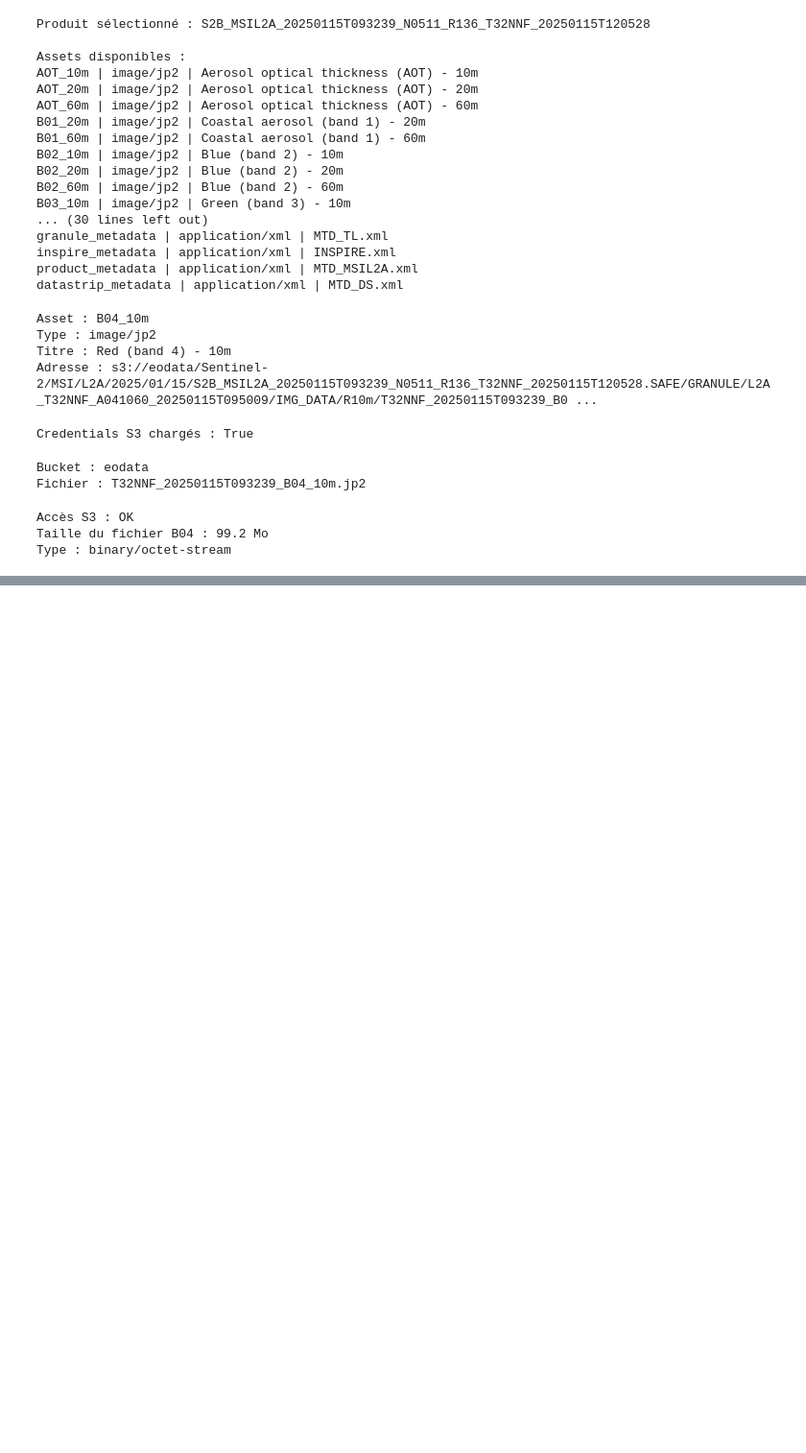
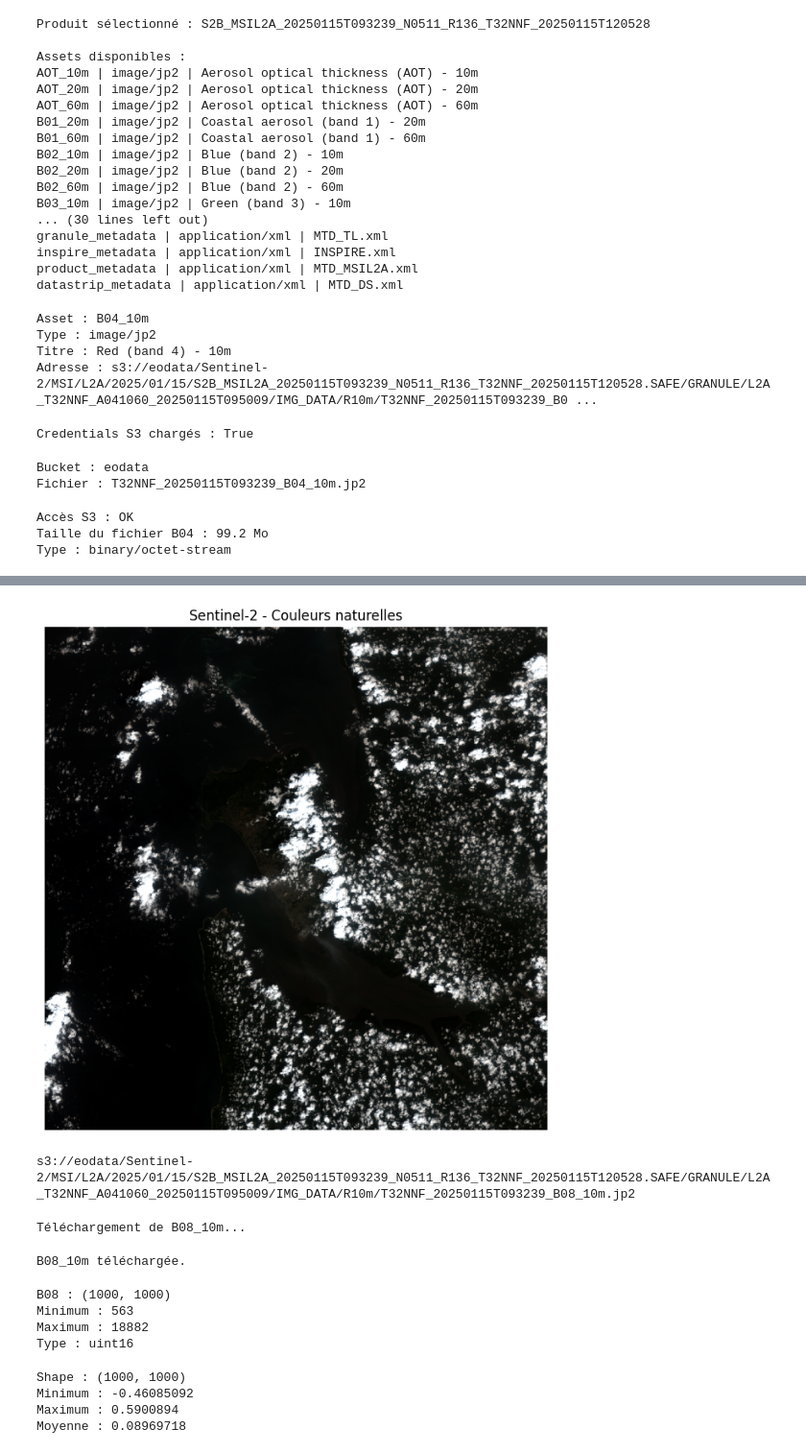
Before and after one commit to axelnyandwi/gabon-geoai-lab, a Jupyter notebook: notebooks/01_sentinel2_discovery.ipynb, the cells around one changed output, grey strips where cells are left out. Shown at 96% size. Saved outputs shown, nothing was run; the diff lists cells and outputs as text; code cells hidden in the pictures; blank space fills up the shorter version.

```diff
--- a/notebooks/01_sentinel2_discovery.ipynb
+++ b/notebooks/01_sentinel2_discovery.ipynb
@@ -337,0 +505,13 @@ Type : binary/octet-stream
+# %%
+def stretch_band(band):
+    p2, p98 = np.percentile(band, (2, 98))
+
+    stretched = (band - p2) / (p98 - p2)
+
+    return np.clip(stretched, 0, 1)
+# %%
+r = stretch_band(b04_preview)
+g = stretch_band(b03_preview)
+b = stretch_band(b02_preview)
+
+rgb_stretched = np.dstack((r, g, b))
@@ -337,0 +526,35 @@ Type : binary/octet-stream
+# %%
+plt.figure(figsize=(8, 8))
+plt.imshow(rgb_stretched)
+plt.title("Sentinel-2 - Couleurs naturelles")
+plt.axis("off")
+plt.show()
+# %% [output]
+[figure, added]
+# %%
+b08_asset = best_item["assets"].get("B08_10m")
+
+print(b08_asset["href"] if b08_asset else "B08_10m introuvable")
+# %% [output]
+s3://eodata/Sentinel-2/MSI/L2A/2025/01/15/S2B_MSIL2A_20250115T093239_N0511_R136_T32NNF_20250115T120528.SAFE/GRANULE/L2A_T32NNF_A041060_20250115T095009/IMG_DATA/R10m/T32NNF_20250115T093239_B08_10m.jp2
+# %%
+b08_local_path = download_band("B08_10m")
+# %% [output]
+Téléchargement de B08_10m...
+B08_10m téléchargée.
+# %%
+with rasterio.open(b08_local_path) as src:
+    b08_preview = src.read(
+        1,
+        out_shape=(1000, 1000),
+    )
+
+print("B08 :", b08_preview.shape)
+print("Minimum :", b08_preview.min())
+print("Maximum :", b08_preview.max())
+print("Type :", b08_preview.dtype)
+# %% [output]
+B08 : (1000, 1000)
+Minimum : 563
+Maximum : 18882
+Type : uint16
@@ -337,0 +564,12 @@ Type : binary/octet-stream
+# %%
+ndvi = (nir - red) / (nir + red)
+
+print("Shape :", ndvi.shape)
+print("Minimum :", ndvi.min())
+print("Maximum :", ndvi.max())
+print("Moyenne :", ndvi.mean())
+# %% [output]
+Shape : (1000, 1000)
+Minimum : -0.46085092
+Maximum : 0.5900894
+Moyenne : 0.08969718
```
Also changed, not shown: parts of 41 cells of this notebook, 1 other file.
